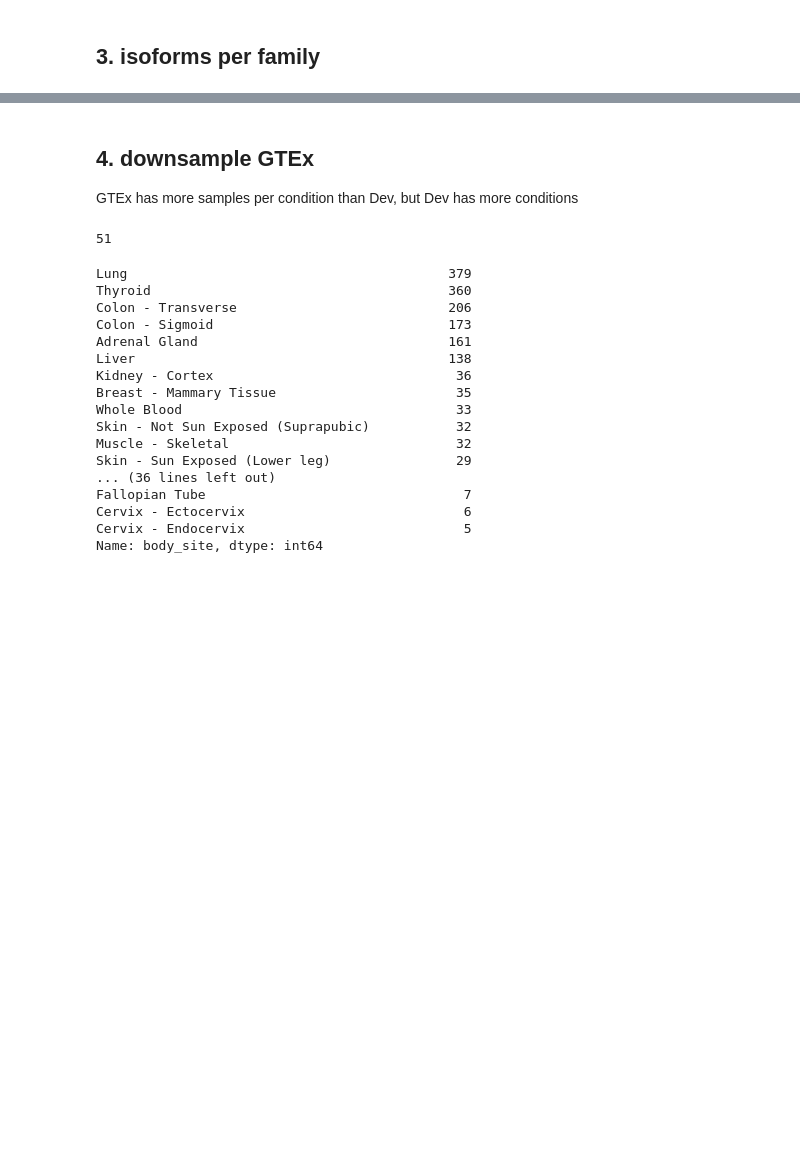
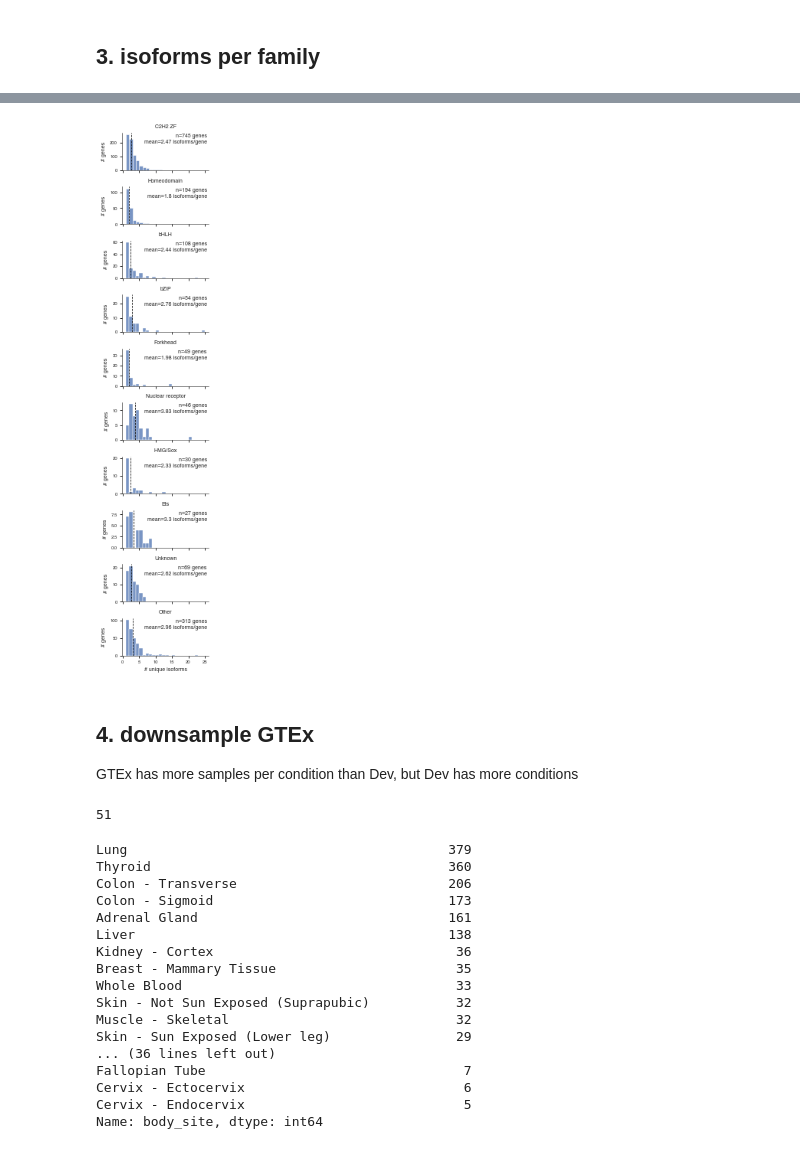
Before and after one commit to CCSB-DFCI/TF_isoforms_paper, a Jupyter notebook: src/gencode_analyses/expr_data_clean.ipynb, the cells around one changed output, grey strips where cells are left out. Saved outputs shown, nothing was run; the diff lists cells and outputs as text; code cells hidden in the pictures; blank space fills up the shorter version.

```diff
--- a/src/gencode_analyses/expr_data_clean.ipynb
+++ b/src/gencode_analyses/expr_data_clean.ipynb
@@ -232,3 +250,22 @@ plt.tight_layout()
+# %%
+def annotate(data, **kws):
+    n = len(data)
+    mean = data.n_isoforms.mean()
+    ax = plt.gca()
+    ax.text(0.98, 0.98, "n=%s genes\nmean=%s isoforms/gene" % (n, np.round(mean, 2)), transform=ax.transAxes,
+            ha="right", va="top")
+    ax.axvline(x=mean, linestyle="dashed", color="black", linewidth=0.75)
+
+g = sns.FacetGrid(gn, row="family_updated", sharex=True, sharey=False, height=1, aspect=2,
+                  row_order=["C2H2 ZF", "Homeodomain", "bHLH", "bZIP", "Forkhead", "Nuclear receptor",
+                             "HMG/Sox", "Ets", "Unknown", "Other"])
+g.map_dataframe(sns.histplot, "n_isoforms", binwidth=1)
+g.map_dataframe(annotate)
+g.set_axis_labels("# unique isoforms", "# genes")
+g.set_titles(row_template="{row_name}")
+g.savefig("../../figures/GENCODE_iso_counts_per_family.pdf", bbox_inches="tight", dpi="figure")
+# %% [output]
+[figure, added]
 # %% [markdown]
 ## 4. downsample GTEx
 
```
Also changed, not shown: parts of 68 cells of this notebook, 5 other files.
